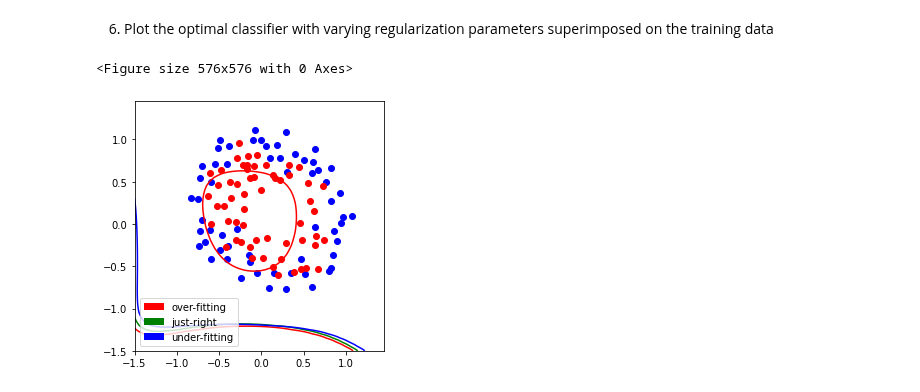
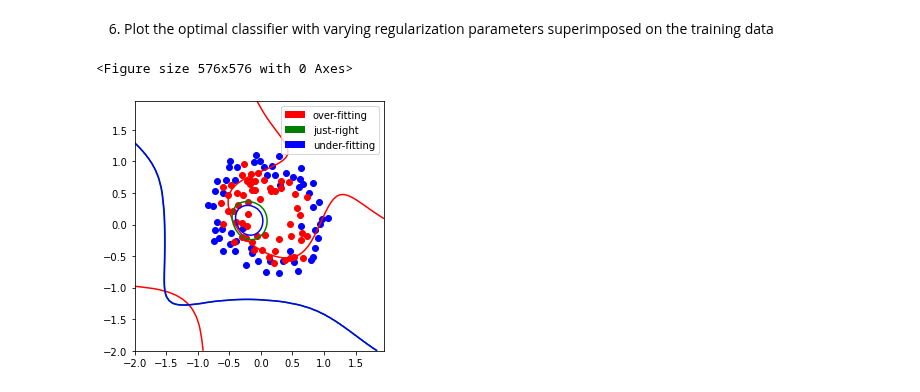
Before and after one commit to pula39/ml-assignment, a Jupyter notebook: ml_assignment7.ipynb, the cells around one changed output. Cells and saved outputs as stored; diff of their text form; code cells hidden in the pictures.

```diff
--- a/ml_assignment7.ipynb
+++ b/ml_assignment7.ipynb
@@ -62,7 +60,8 @@ def calc_energy_value(lambda_size, theta_list, data_dic):
 
         # print(z_i, r_in_d)
 
-        calc_result = -r_in_d * numpy.log(z_i) - (1 - r_in_d) * numpy.log(1 - z_i)
+        float_min = 0.00000000000000001
+        calc_result = -r_in_d * numpy.log(max(z_i, float_min)) - (1 - r_in_d) * numpy.log(max(z_i, float_min))
 
         ret = ret + calc_result
 
@@ -106,8 +105,8 @@ def next_gradient_descent_step(step_size, lambda_size, theta_list, data_dic):
 
 def check_convergence(theta_list, new_theta_list):
     # float 형의 자료형 동일한지 판단을 위해 numpy의 isclose를 사용.
-    atol = 0.0000008
-    return numpy.isclose(theta_list, new_theta_list, rtol=atol, atol=atol)
+    # atol = 0.000000000000000000000001
+    return numpy.isclose(theta_list, new_theta_list)
     # return numpy.isclose(theta_list, new_theta_list)
 # %%
 def calc_accuracy(theta_list, factor_to_result):
@@ -156,8 +155,8 @@ for x in range(0, 10):
 # 대충 정해준거
 for x in range(0, 10):
     for y in range(0,10):
-    # current_theta_list.append(x + y)
-        current_theta_list.append(0)
+        current_theta_list.append(((5.9 - x) * (5.3 -y)) ** 2)
+        # current_theta_list.append(0)
 
 print(f"size of k is {len(current_theta_list)}")
 print(f"size of poly list is {len(poly_list)}")
@@ -177,10 +176,10 @@ for (x,y), value in factor_to_result_orig.items():
     factor_to_result[tuple(new_factor)] = value
 
 
-step_size = 0.5
-over_lambda_size = 0.1
-lambda_size = 2.5
-under_lambda_size = 5
+step_size = 0.1
+over_lambda_size = 0.5332
+lambda_size = 1.3969
+under_lambda_size = 1.7
 
 step_count = 0
 
@@ -233,7 +232,7 @@ while(True):
                 break;
             start = start * 10
 
-    if(no_loop >= 10):
+    if(no_loop >= 10000):
         print("stop")
         break
     # -------------------------디버그용 코드 끝
@@ -314,7 +312,7 @@ under-fitting: 49.152542372881356%
 # %% [markdown]
 6. Plot the optimal classifier with varying regularization parameters superimposed on the training data
 # %%
-x = np.arange(-1.5, 1.5, 0.05)
+x = np.arange(-2, 2, 0.05)
 xx, yy = np.meshgrid(x, x)
 
 def make_tuple(poly_list, x, y):
@@ -324,31 +322,31 @@ def make_tuple(poly_list, x, y):
 
     return tuple(new_factor)
 
 def_calc_cost_over = np.frompyfunc(lambda x, y: get_by_linear(current_theta_list_over, make_tuple(poly_list,x,y)), 2, 1)
 def_calc_cost = np.frompyfunc(lambda x, y: get_by_linear(current_theta_list, make_tuple(poly_list,x,y)), 2, 1)
 def_calc_cost_under = np.frompyfunc(lambda x, y: get_by_linear(current_theta_list_under, make_tuple(poly_list,x,y)), 2, 1)
 
 result_over = def_calc_cost_over.reduce((xx, yy), axis=0).astype(np.float64)
 result = def_calc_cost.reduce((xx, yy), axis=0).astype(np.float64)
 result_under = def_calc_cost_under.reduce((xx, yy), axis=0).astype(np.float64)
 
 
 make_plot([])
 
 plt.figure()
 plt.scatter(x_label0, y_label0, c='b')
 plt.scatter(x_label1, y_label1, c='r')
 plt.tight_layout()
 plt.gca().set_aspect('equal', adjustable='box')
 
 a = pyplot.contour(xx, yy, result_over, colors=['red', 'red'],levels=[0])
 b = pyplot.contour(xx, yy, result, colors=['green', 'green'],levels=[0])
 c = pyplot.contour(xx, yy, result_under, colors=['blue', 'blue'],levels=[0])
 
 proxy = [pyplot.Rectangle((0,0),1,1,fc = pc.colors[0]) for pc in [a, b, c]]
 
 plt.legend(proxy, ["over-fitting", "just-right", "under-fitting"])
 pyplot.show()
 # %% [output]
 <Figure size 576x576 with 0 Axes>
-[figure, old version]
+[figure, new version]
```
Also changed, not shown: parts of 6 cells of this notebook.
